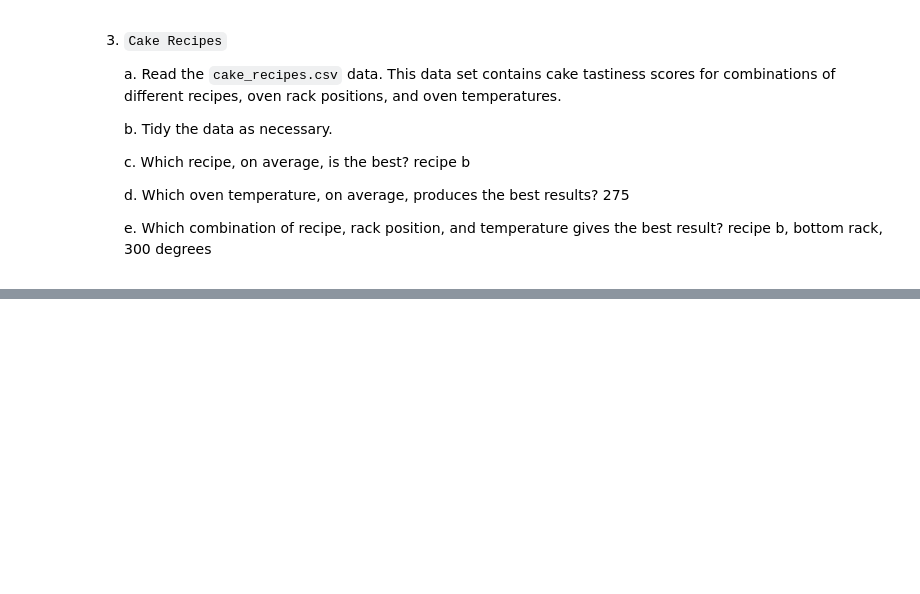
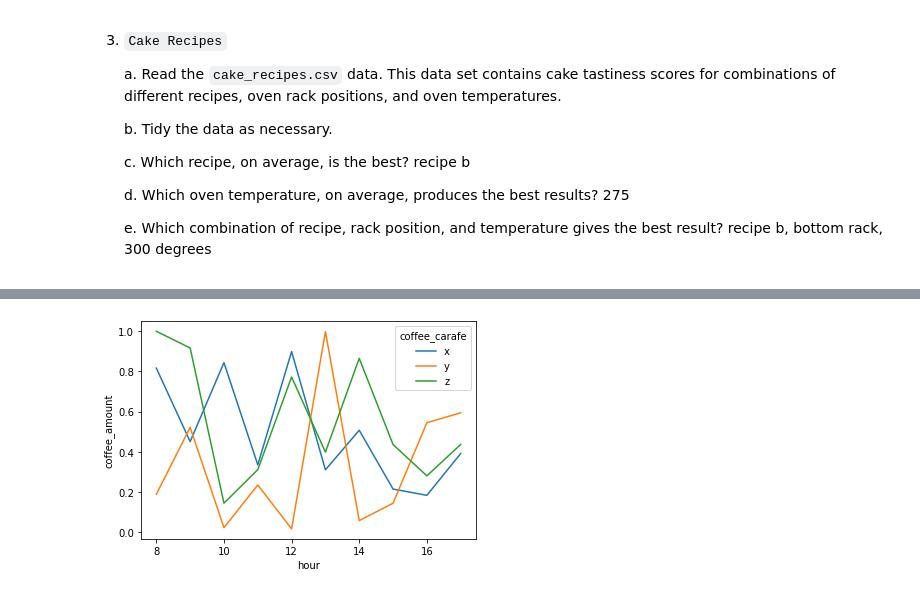
Before and after one commit to brandonjbryant/classification-exercises, a Jupyter notebook: tidy_data.ipynb, the cells around one changed output, grey strips where cells are left out. Saved outputs shown, nothing was run; the diff lists cells and outputs as text; code cells hidden in the pictures; blank space fills up the shorter version.

```diff
--- a/tidy_data.ipynb
+++ b/tidy_data.ipynb
@@ -96,0 +303,2 @@ pd.melt(df, id_vars= )
+# %%
+df = pd.read_csv('untidy-data/coffee_levels.csv')
@@ -96,0 +314,9 @@ pd.melt(df, id_vars= )
+# %%
+# plot data
+sns.lineplot(x = 'hour',
+             y = 'coffee_amount',
+             data = df,
+             hue = 'coffee_carafe'
+);
+# %% [output]
+[figure, added]
```
Also changed, not shown: parts of 37 cells of this notebook.
